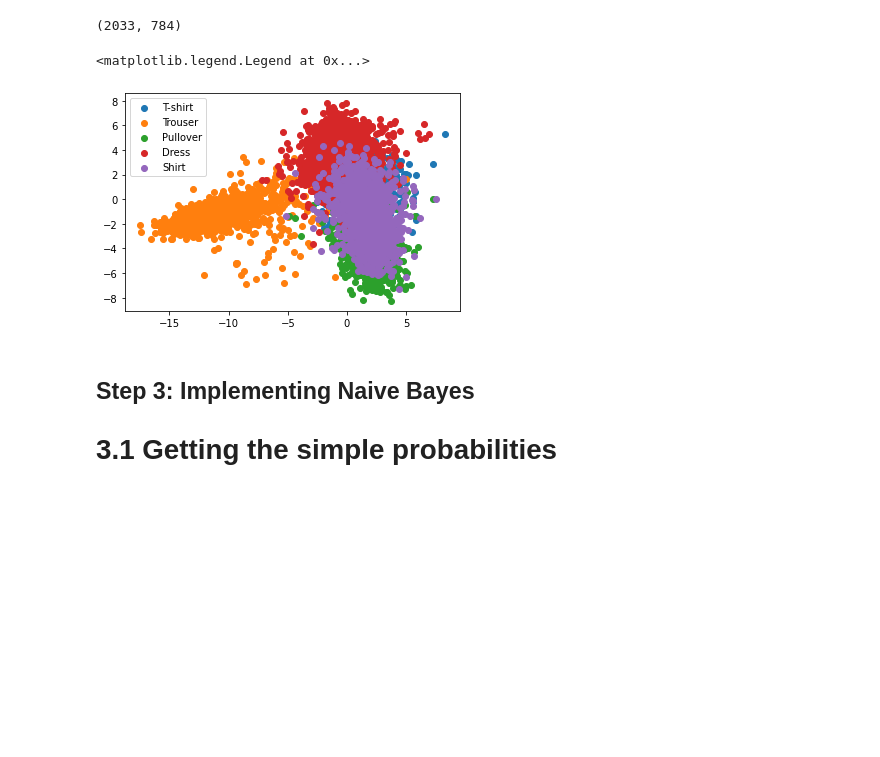
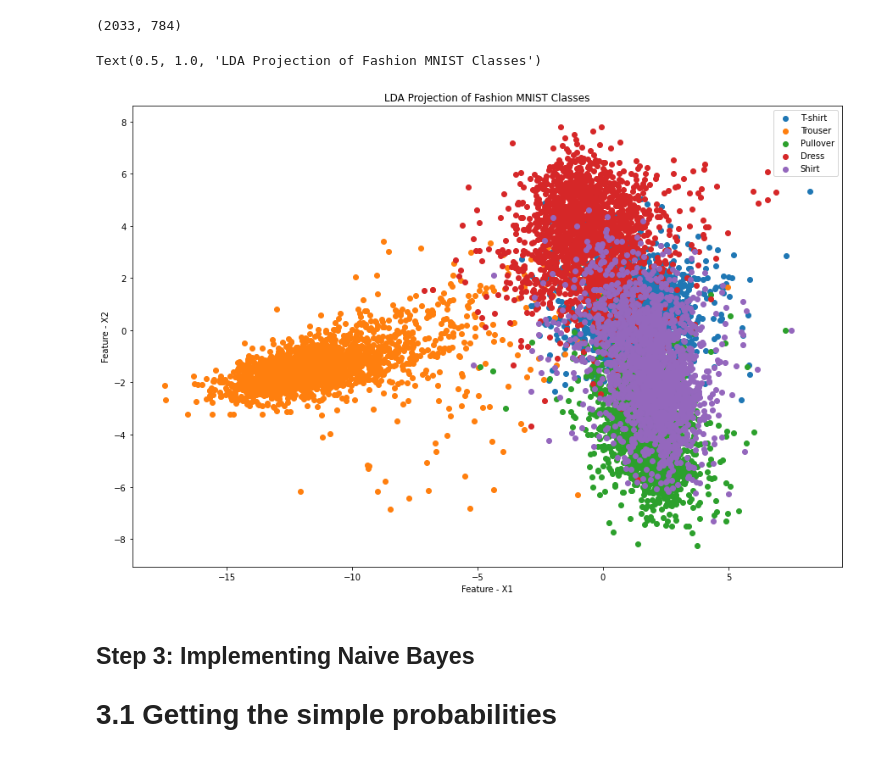
Before and after one commit to PetyaPetrova96/clasifying-clothing-types-, a Jupyter notebook: steps.ipynb, the cells around one changed output. Saved outputs shown, nothing was run; the diff lists cells and outputs as text; code cells hidden in the pictures; blank space fills up the shorter version.

Commit message:
made scatter plot prettier

```diff
--- a/steps.ipynb
+++ b/steps.ipynb
@@ -283,39 +283,42 @@ print(class_tshirt.shape)
 (2033, 784)
 # %%
 #Do scatter plot for each class to seee how LDA works
-
+plt.figure(figsize=(15, 10))
 tshirt_proj_x1 = np.dot(class_tshirt,x1)
 tshirt_proj_x2 = np.dot(class_tshirt,x2)
 
 plt.scatter(tshirt_proj_x1,tshirt_proj_x2, label = 'T-shirt')
 
 
 trouser_proj_x1 = np.dot(class_trouser,x1)
 trouser_proj_x2 = np.dot(class_trouser,x2)
 
 plt.scatter(trouser_proj_x1,trouser_proj_x2, label = 'Trouser')
 
 
 pullover_proj_x1 = np.dot(class_pullover,x1)
 pullover_proj_x2 = np.dot(class_pullover,x2)
 
 plt.scatter(pullover_proj_x1,pullover_proj_x2, label = 'Pullover')
 
 
 dress_proj_x1 = np.dot(class_dress,x1)
 dress_proj_x2 = np.dot(class_dress,x2)
 
 plt.scatter(dress_proj_x1,dress_proj_x2, label = 'Dress')
 
 
 shirts_proj_x1 = np.dot(class_shirt,x1)
 shirts_proj_x2 = np.dot(class_shirt,x2)
 
 plt.scatter(shirts_proj_x1,shirts_proj_x2, label = 'Shirt')
+plt.xlabel('Feature - X1')
+plt.ylabel('Feature - X2')
 plt.legend()
+plt.title('LDA Projection of Fashion MNIST Classes')
 # %% [output]
-<matplotlib.legend.Legend at 0x...>
+Text(0.5, 1.0, 'LDA Projection of Fashion MNIST Classes')
-[figure, old version]
+[figure, new version]
 # %% [markdown]
 ## Step 3: Implementing Naive Bayes
 # 3.1 Getting the simple probabilities
```
